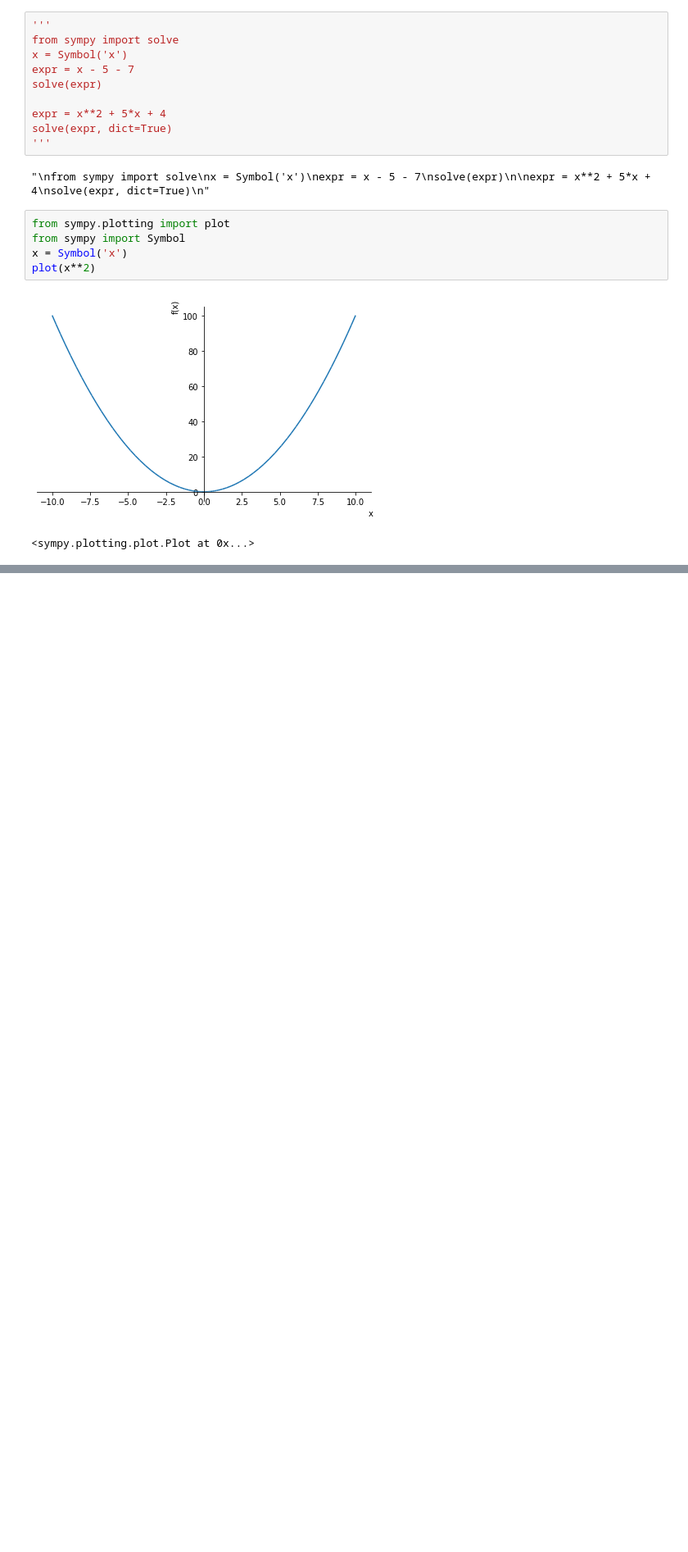
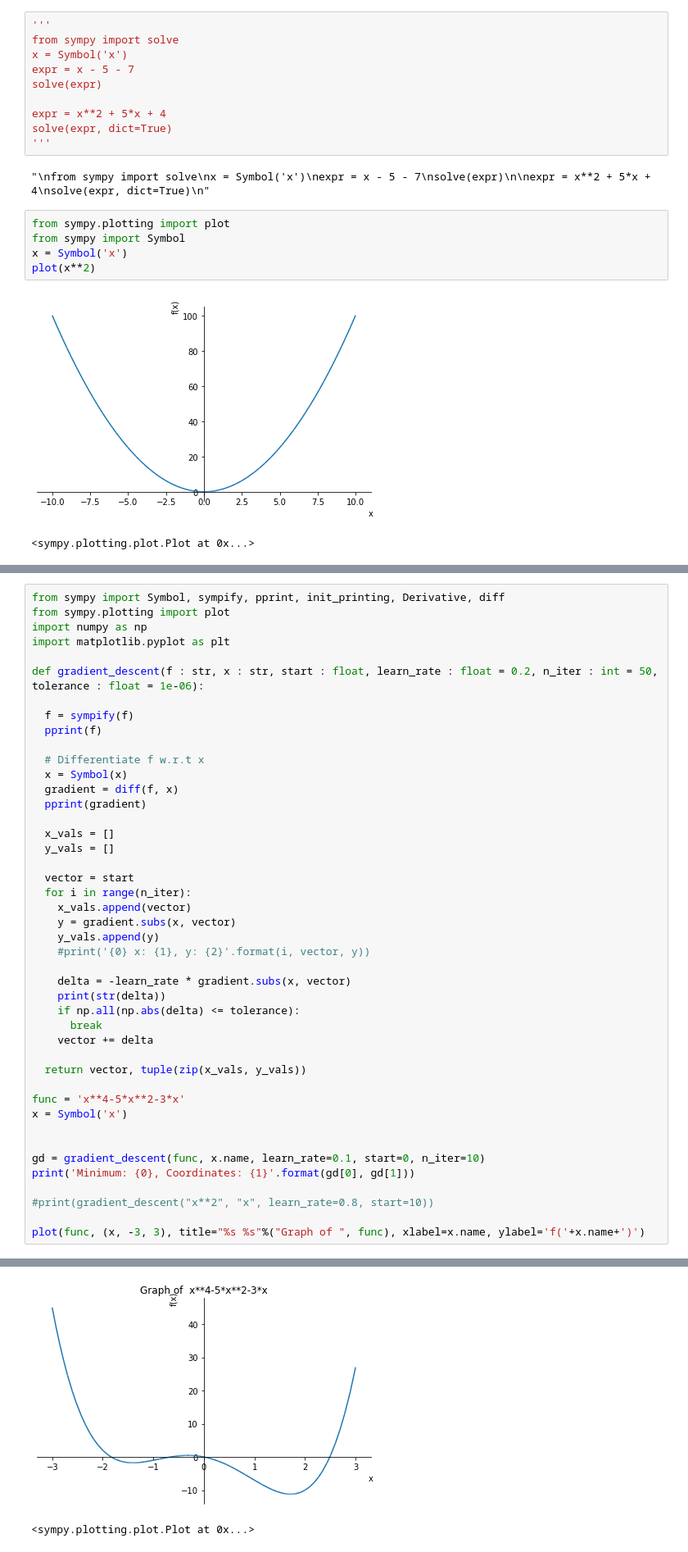
Before and after one commit to himalayahall/cuny-bridge-math, a Jupyter notebook: HW1.ipynb, the cells around one changed output, grey strips where cells are left out. Shown at 82% size. Saved outputs shown, nothing was run; the diff lists cells and outputs as text; blank space fills up the shorter version.

```diff
--- a/HW1.ipynb
+++ b/HW1.ipynb
@@ -273,0 +274,45 @@ Trials: 1000000 : Trial average: 3.500768
+# %%
+from sympy import Symbol, sympify, pprint, init_printing, Derivative, diff
+from sympy.plotting import plot
+import numpy as np
+import matplotlib.pyplot as plt
+
+def gradient_descent(f : str, x : str, start : float, learn_rate : float = 0.2, n_iter : int = 50, tolerance : float = 1e-06):
+
+  f = sympify(f)
+  pprint(f)
+
+  # Differentiate f w.r.t x
+  x = Symbol(x)
+  gradient = diff(f, x)
+  pprint(gradient)
+
+  x_vals = []
+  y_vals = []
+
+  vector = start
+  for i in range(n_iter):
+    x_vals.append(vector)
+    y = gradient.subs(x, vector)
+    y_vals.append(y)
+    #print('{0} x: {1}, y: {2}'.format(i, vector, y))
+
+    delta = -learn_rate * gradient.subs(x, vector)
+    print(str(delta))
+    if np.all(np.abs(delta) <= tolerance):
+      break
+    vector += delta
+
+  return vector, tuple(zip(x_vals, y_vals))
+
+func = 'x**4-5*x**2-3*x'
+x = Symbol('x')
+
+
+gd = gradient_descent(func, x.name, learn_rate=0.1, start=0, n_iter=10)
+print('Minimum: {0}, Coordinates: {1}'.format(gd[0], gd[1]))
+
+#print(gradient_descent("x**2", "x", learn_rate=0.8, start=10))
+
+plot(func, (x, -3, 3), title="%s %s"%("Graph of ", func), xlabel=x.name, ylabel='f('+x.name+')')
+# %% [output]
@@ -273,0 +334,2 @@ Trials: 1000000 : Trial average: 3.500768
+[figure, added]
+<sympy.plotting.plot.Plot at 0x...>
```
Also changed, not shown: parts of 5 cells of this notebook.
